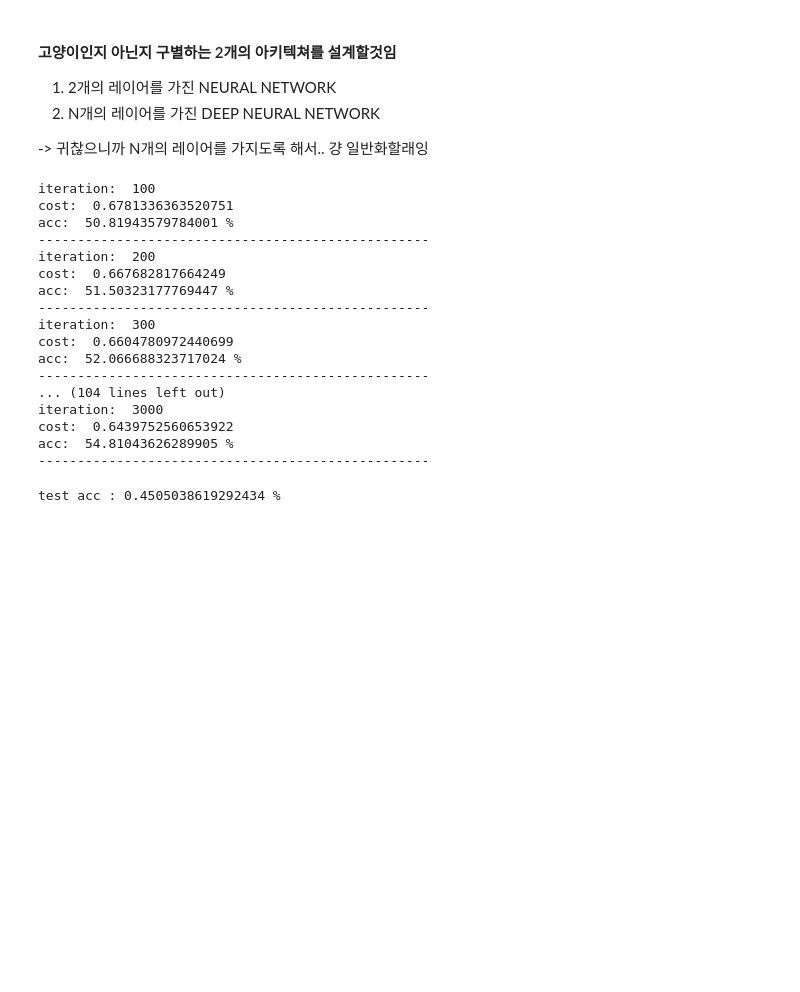
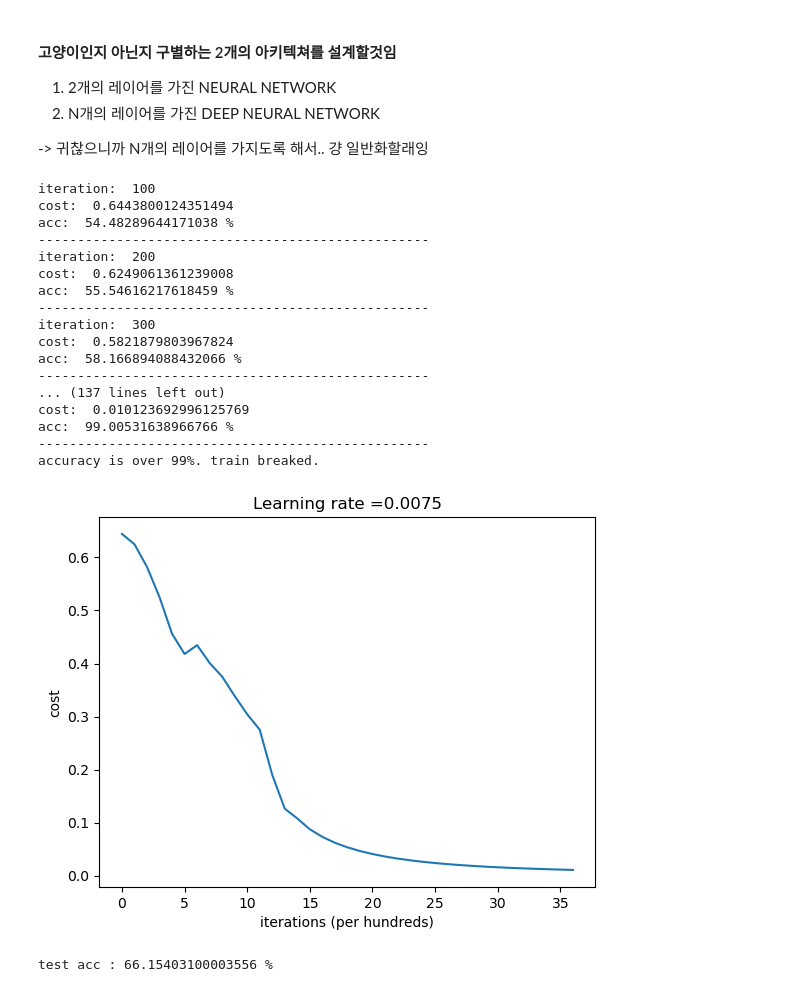
Before and after one commit to sunblockisneeded/dl_couresra, a Jupyter notebook: coursera4/L_layer_application.ipynb, the cells around one changed output. Drawn from its saved outputs; the diff is of its cells as text; code cells hidden in the pictures; blank space fills up the shorter version.

Commit message:
layer가 1개일 때는 train이 잘 되는데 test에서 66%의 성과를 보이는것으로 보아 일반화 성능이 떨어짐. layer를 늘리는 순간 train자체가 잘 안되는 모습을 보인다

```diff
--- a/coursera4/L_layer_application.ipynb
+++ b/coursera4/L_layer_application.ipynb
@@ -230,7 +230,7 @@ def update_params(params, grads, lr = 0.03):
     return parameters
 # %%
 def make_layer_dims(X, Y, layer_size = 5, layer_unit_size = 50):
-    layer_dims = [layer_unit_size] * (layer_size)
+    layer_dims = [layer_unit_size] * layer_size
     layer_dims.insert(0,X.shape[0])
     layer_dims.append(Y.shape[0])
     return layer_dims
@@ -257,30 +257,39 @@ def l_layer_model(X, Y, layer_size, layer_unit_size= 50,lr = 0.03, iterations =
         grads = L_model_backward(Y_hat, Y, caches)
 
         params = update_params(params, grads, lr)
-    return params
+    return params, costs
+# %%
+def plot_costs(costs, learning_rate=0.0075):
+    plt.plot(np.squeeze(costs))
+    plt.ylabel('cost')
+    plt.xlabel('iterations (per hundreds)')
+    plt.title("Learning rate =" + str(learning_rate))
+    plt.show()
 # %%
-params = l_layer_model(train_x,train_y,4,7,0.0075,3000)
+params, costs = l_layer_model(train_x,train_y,1,7,0.0085,4000)
+plot_costs(costs, 0.0075)
 # %% [output]
 iteration:  100
-cost:  0.6781336363520751
-acc:  50.81943579784001 %
+cost:  0.6443800124351494
+acc:  54.48289644171038 %
 --------------------------------------------------
 iteration:  200
-cost:  0.667682817664249
-acc:  51.50323177769447 %
+cost:  0.6249061361239008
+acc:  55.54616217618459 %
 --------------------------------------------------
 iteration:  300
-cost:  0.6604780972440699
-acc:  52.066688323717024 %
+cost:  0.5821879803967824
+acc:  58.166894088432066 %
 --------------------------------------------------
-... (104 lines left out)
-iteration:  3000
-cost:  0.6439752560653922
-acc:  54.81043626289905 %
+... (137 lines left out)
+cost:  0.010123692996125769
+acc:  99.00531638966766 %
 --------------------------------------------------
+accuracy is over 99%. train breaked.
+[figure, added]
 # %%
 y_hat, _ = L_model_forward(test_x, params)
 test_acc = 1 - np.mean(np.abs(y_hat - test_y))
-print("test acc :", test_acc , "%")
+print("test acc :", test_acc * 100, "%")
 # %% [output]
-test acc : 0.4505038619292434 %
+test acc : 66.15403100003556 %
```
